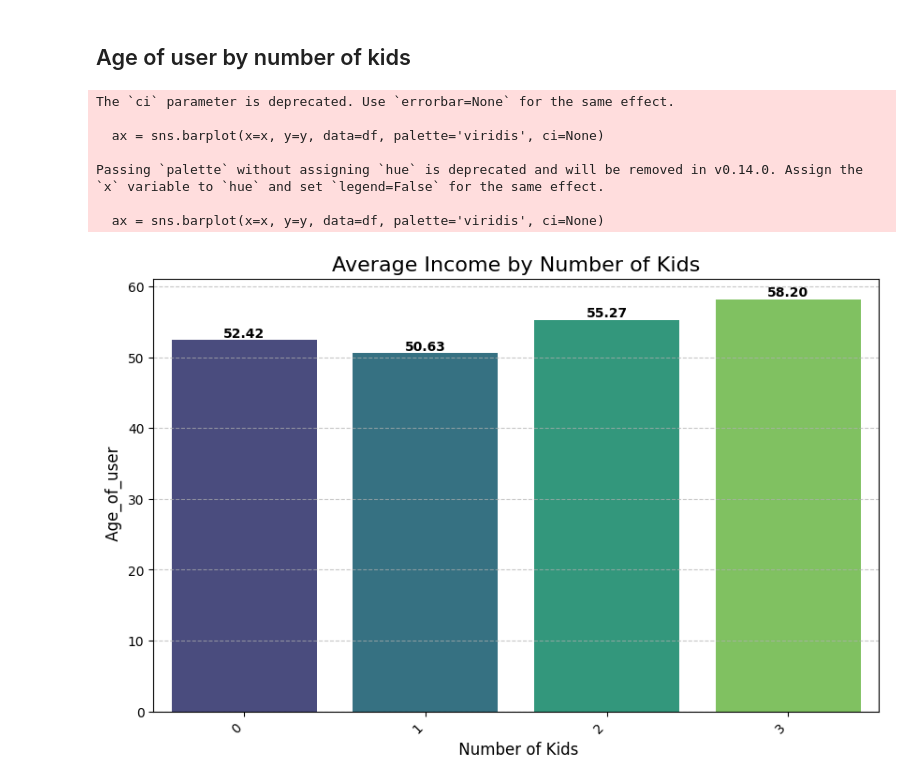
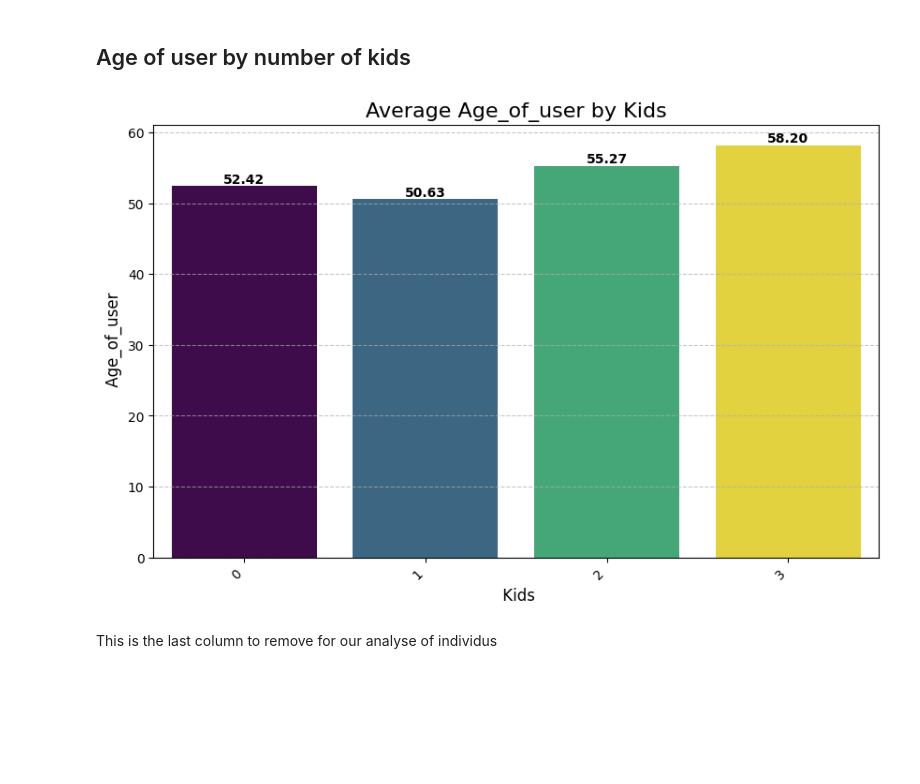
Before and after one commit to AurelienGgt/Customer-Personality-Analysis, a Jupyter notebook: Analyse.ipynb, the cells around one changed output. Drawn from its saved outputs; the diff is of its cells as text; code cells hidden in the pictures; blank space fills up the shorter version.

```diff
--- a/Analyse.ipynb
+++ b/Analyse.ipynb
@@ -247,3 +290,6 @@ df = df.dropna() # removed the missing value here
+# %%
+to_drop = ['Z_Revenue','Z_CostContact']
+df = df.drop(to_drop, axis=1)
 # %% [markdown]
 ### Modify the date
 # %%
@@ -653,5 +693,5 @@ Something is off here, The older one is 128 years, which is impossible..
 # %% [markdown]
 ## Number of Kids
 # %%
-df['Number of Kids'] = df['Kidhome'] + df['Teenhome']
+df['Kids'] = df['Kidhome'] + df['Teenhome']
 # %%
@@ -847,7 +887,7 @@ plt.show()
 For our Analyse we will remove some column here because we will not use them for example Year_birth is similar to Age_of_user.
 # %%
 # Remove some columns, I will update this list step by step
-to_drop = ["Year_Birth", "ID",'IsParent']
+to_drop = ["Year_Birth", "ID",'IsParent',"Complain"]
 df = df.drop(to_drop, axis=1)
 # %%
 df.columns.tolist()
@@ -894,8 +931,8 @@ Let's see if the income is impacted with some features.
 # %%
 def bivariate_analysis(x, y):
   plt.figure(figsize=(10, 6))
-  ax = sns.barplot(x=x, y=y, data=df, palette='viridis', ci=None)
-  plt.title(f'Average Income by {x}', fontsize=16) # Added {x} to have the real title
+  ax = sns.barplot(x=x, y=y, data=df, palette='viridis', errorbar=None,hue=x, legend=False)
+  plt.title(f'Average {y} by {x}', fontsize=16) # Added {x} to have the real title
   plt.xlabel(f' {x}', fontsize=12)
   plt.ylabel(f' {y}', fontsize=12)
   plt.xticks(rotation=45, ha='right')
@@ -1005,13 +975,8 @@ Passing `palette` without assigning `hue` is deprecated and will be removed in v
 # %% [markdown]
 ## Age of user by number of kids
 # %%
-bivariate_analysis('Number of Kids', 'Age_of_user')
+bivariate_analysis('Kids', 'Age_of_user')
 # %% [output]
-The `ci` parameter is deprecated. Use `errorbar=None` for the same effect.
-
-  ax = sns.barplot(x=x, y=y, data=df, palette='viridis', ci=None)
-
-Passing `palette` without assigning `hue` is deprecated and will be removed in v0.14.0. Assign the `x` variable to `hue` and set `legend=False` for the same effect.
-
-  ax = sns.barplot(x=x, y=y, data=df, palette='viridis', ci=None)
-[figure, old version]
+[figure, new version]
+# %% [markdown]
+ This is the last column to remove for our analyse of individus
```
Also changed, not shown: parts of 24 cells of this notebook.
